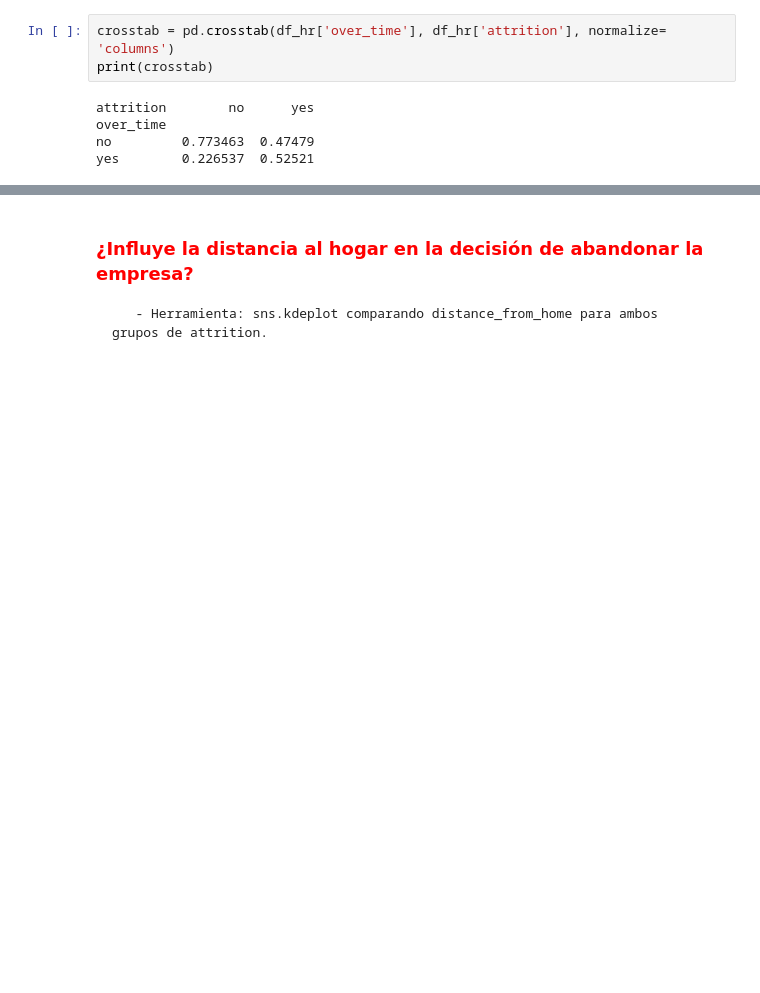
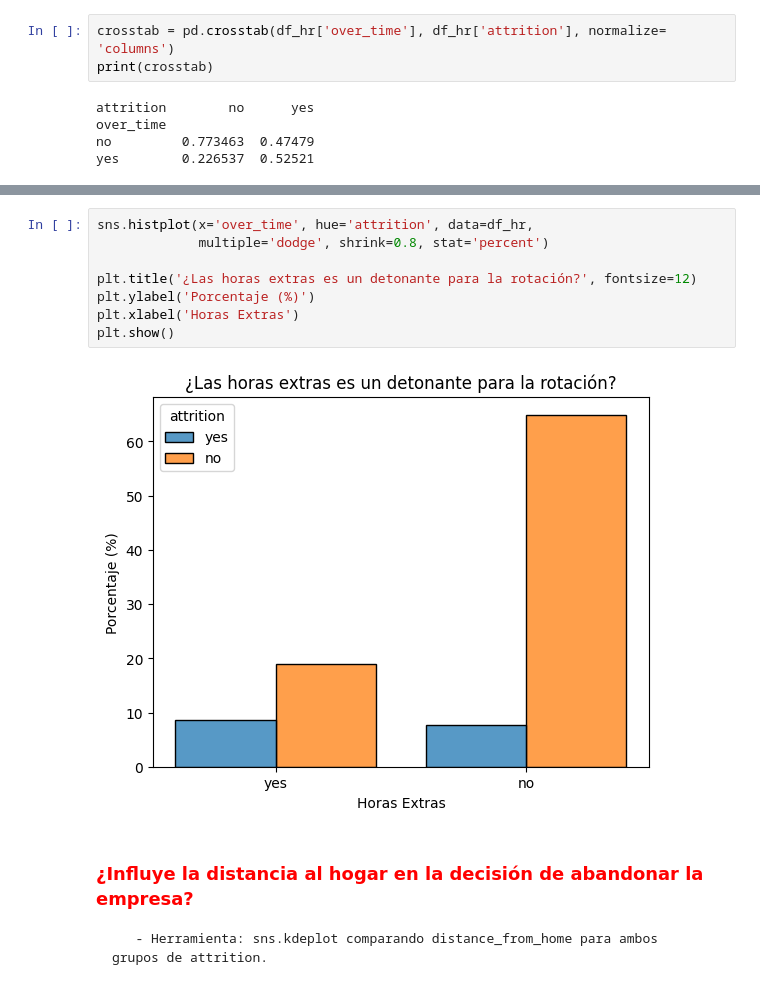
Before and after one commit to Lumo88/project-da-promo-65-modulo-3-team-1, a Jupyter notebook: Insights.ipynb, the cells around one changed output, grey strips where cells are left out. Drawn from its saved outputs; the diff is of its cells as text; blank space fills up the shorter version.

```diff
--- a/Insights.ipynb
+++ b/Insights.ipynb
@@ -80,3 +90,13 @@ sns.countplot(x='over_time', hue='attrition',data=df_hr);
+# %%
+sns.histplot(x='over_time', hue='attrition', data=df_hr,
+             multiple='dodge', shrink=0.8, stat='percent')
+
+plt.title('¿Las horas extras es un detonante para la rotación?', fontsize=12)
+plt.ylabel('Porcentaje (%)')
+plt.xlabel('Horas Extras')
+plt.show()
+# %% [output]
+[figure, added]
 # %% [markdown]
 ### **<font color="red">¿Influye la distancia al hogar en la decisión de abandonar la empresa? </font>**
        - Herramienta: sns.kdeplot comparando distance_from_home para ambos grupos de attrition.
```
Also changed, not shown: parts of 6 cells of this notebook, 2 other files.
